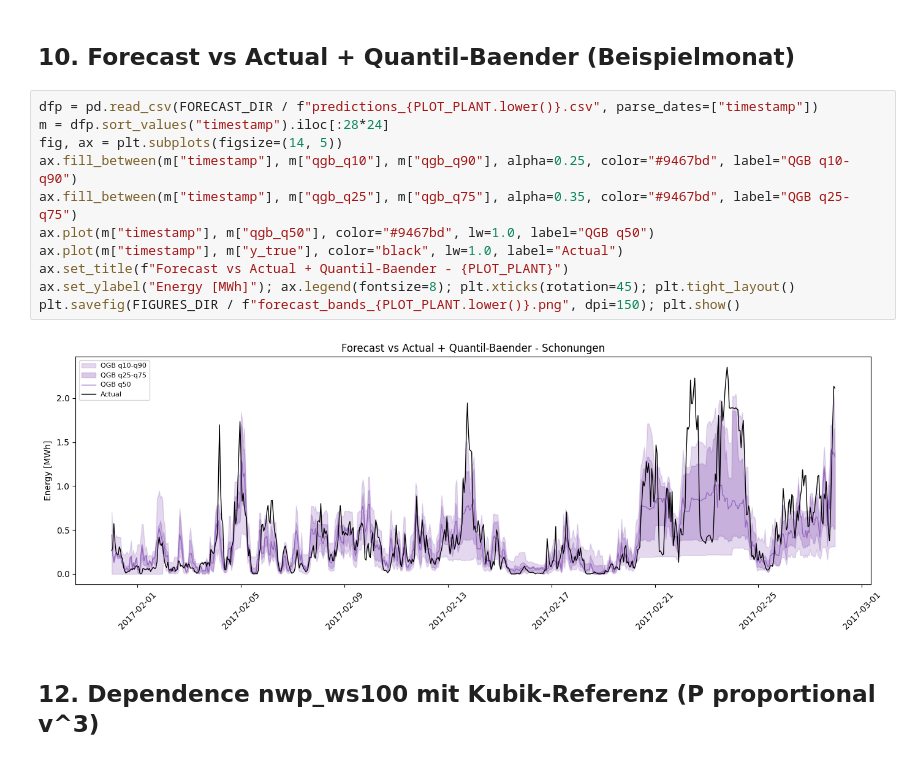
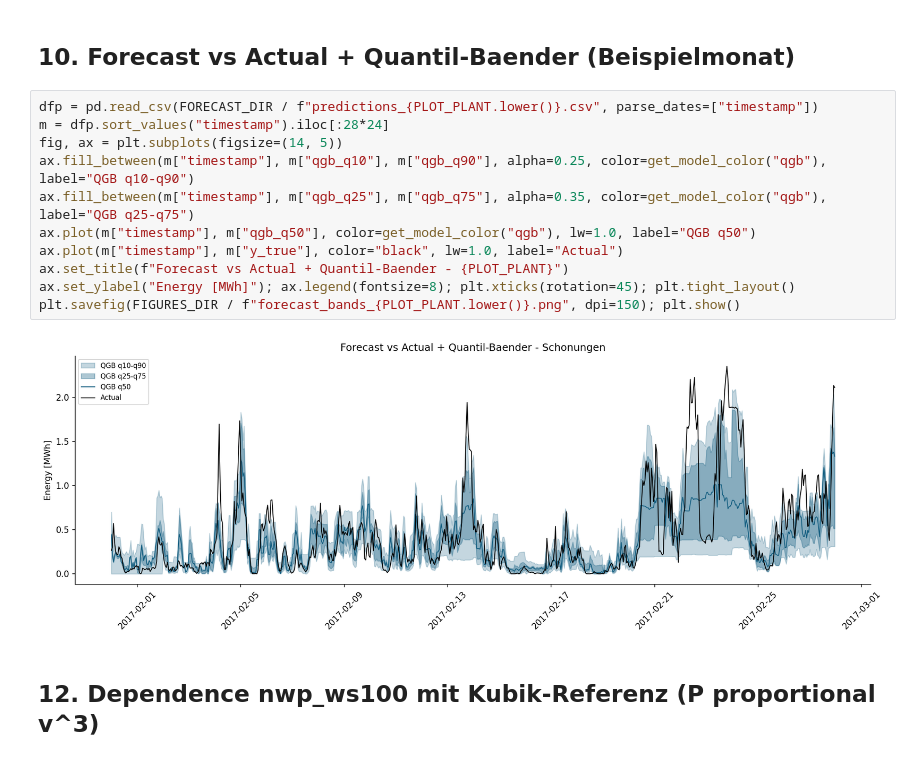
Before and after one commit to noahweis-uni/wind_bidding_project, a Jupyter notebook: notebooks/05_xai_analysis.ipynb, the cells around one changed output. Saved outputs shown, nothing was run; the diff lists cells and outputs as text.

```diff
--- a/notebooks/05_xai_analysis.ipynb
+++ b/notebooks/05_xai_analysis.ipynb
@@ -244,16 +247,16 @@ plt.savefig(FIGURES_DIR / f"shap_heatmap_hour_month_{PLOT_PLANT.lower()}.png", d
 # %%
 dfp = pd.read_csv(FORECAST_DIR / f"predictions_{PLOT_PLANT.lower()}.csv", parse_dates=["timestamp"])
 m = dfp.sort_values("timestamp").iloc[:28*24]
 fig, ax = plt.subplots(figsize=(14, 5))
-ax.fill_between(m["timestamp"], m["qgb_q10"], m["qgb_q90"], alpha=0.25, color="#9467bd", label="QGB q10-q90")
-ax.fill_between(m["timestamp"], m["qgb_q25"], m["qgb_q75"], alpha=0.35, color="#9467bd", label="QGB q25-q75")
-ax.plot(m["timestamp"], m["qgb_q50"], color="#9467bd", lw=1.0, label="QGB q50")
+ax.fill_between(m["timestamp"], m["qgb_q10"], m["qgb_q90"], alpha=0.25, color=get_model_color("qgb"), label="QGB q10-q90")
+ax.fill_between(m["timestamp"], m["qgb_q25"], m["qgb_q75"], alpha=0.35, color=get_model_color("qgb"), label="QGB q25-q75")
+ax.plot(m["timestamp"], m["qgb_q50"], color=get_model_color("qgb"), lw=1.0, label="QGB q50")
 ax.plot(m["timestamp"], m["y_true"], color="black", lw=1.0, label="Actual")
 ax.set_title(f"Forecast vs Actual + Quantil-Baender - {PLOT_PLANT}")
 ax.set_ylabel("Energy [MWh]"); ax.legend(fontsize=8); plt.xticks(rotation=45); plt.tight_layout()
 plt.savefig(FIGURES_DIR / f"forecast_bands_{PLOT_PLANT.lower()}.png", dpi=150); plt.show()
 # %% [output]
-[figure, old version]
+[figure, new version]
 # %% [markdown]
 ## 12. Dependence nwp_ws100 mit Kubik-Referenz (P proportional v^3)
 # %%
```
Also changed, not shown: parts of 20 cells of this notebook.
